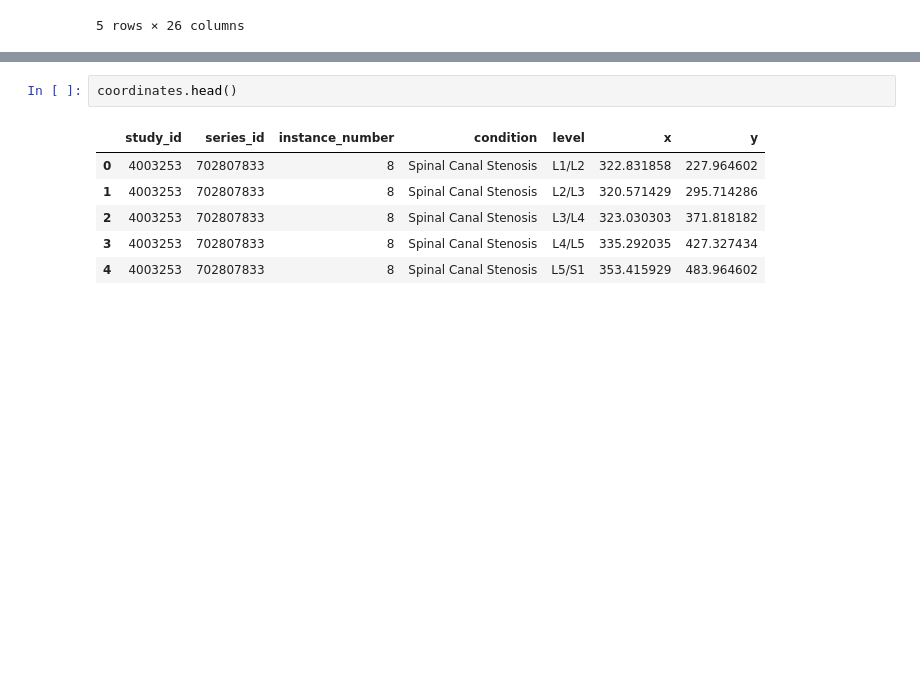
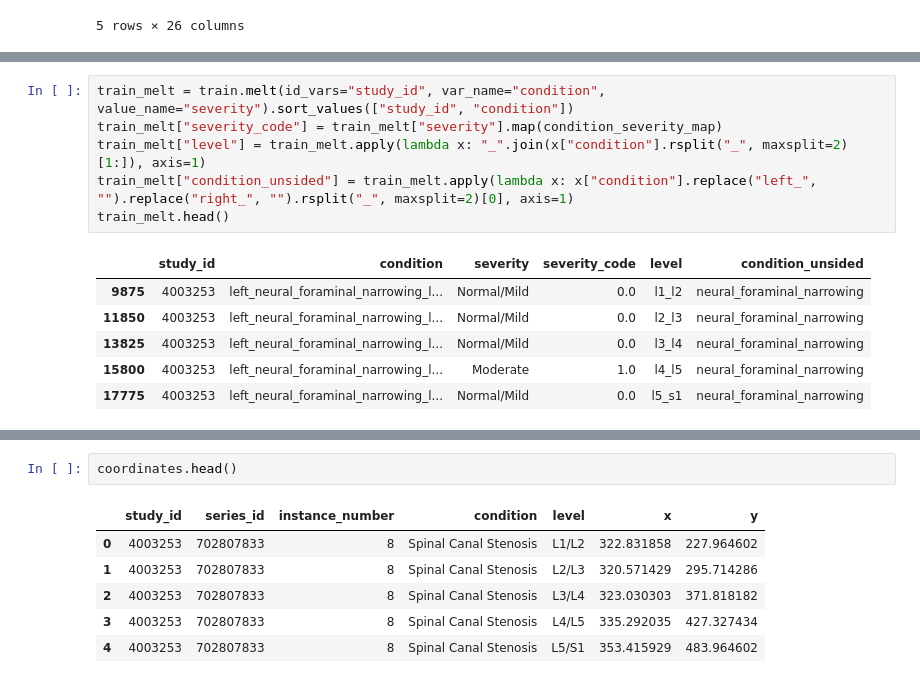
Before and after one commit to mkurtys/rsnaspine, a Jupyter notebook: explore.ipynb, the cells around one changed output, grey strips where cells are left out. Cells and saved outputs as stored; diff of their text form; blank space fills up the shorter version.

```diff
--- a/explore.ipynb
+++ b/explore.ipynb
@@ -33,0 +77,13 @@ train_melt.head()
+# %%
+train_melt = train.melt(id_vars="study_id", var_name="condition", value_name="severity").sort_values(["study_id", "condition"])
+train_melt["severity_code"] = train_melt["severity"].map(condition_severity_map)
+train_melt["level"] = train_melt.apply(lambda x: "_".join(x["condition"].rsplit("_", maxsplit=2)[1:]), axis=1)
+train_melt["condition_unsided"] = train_melt.apply(lambda x: x["condition"].replace("left_", "").replace("right_", "").rsplit("_", maxsplit=2)[0], axis=1)
+train_melt.head()
+# %% [output]
+|  | study_id | condition | severity | severity_code | level | condition_unsided |
+| 9875 | 4003253 | left_neural_foraminal_narrowing_l... | Normal/Mild | 0.0 | l1_l2 | neural_foraminal_narrowing |
+| 11850 | 4003253 | left_neural_foraminal_narrowing_l... | Normal/Mild | 0.0 | l2_l3 | neural_foraminal_narrowing |
+| 13825 | 4003253 | left_neural_foraminal_narrowing_l... | Normal/Mild | 0.0 | l3_l4 | neural_foraminal_narrowing |
+| 15800 | 4003253 | left_neural_foraminal_narrowing_l... | Moderate | 1.0 | l4_l5 | neural_foraminal_narrowing |
+| 17775 | 4003253 | left_neural_foraminal_narrowing_l... | Normal/Mild | 0.0 | l5_s1 | neural_foraminal_narrowing |
```
Also changed, not shown: parts of 10 cells of this notebook.
